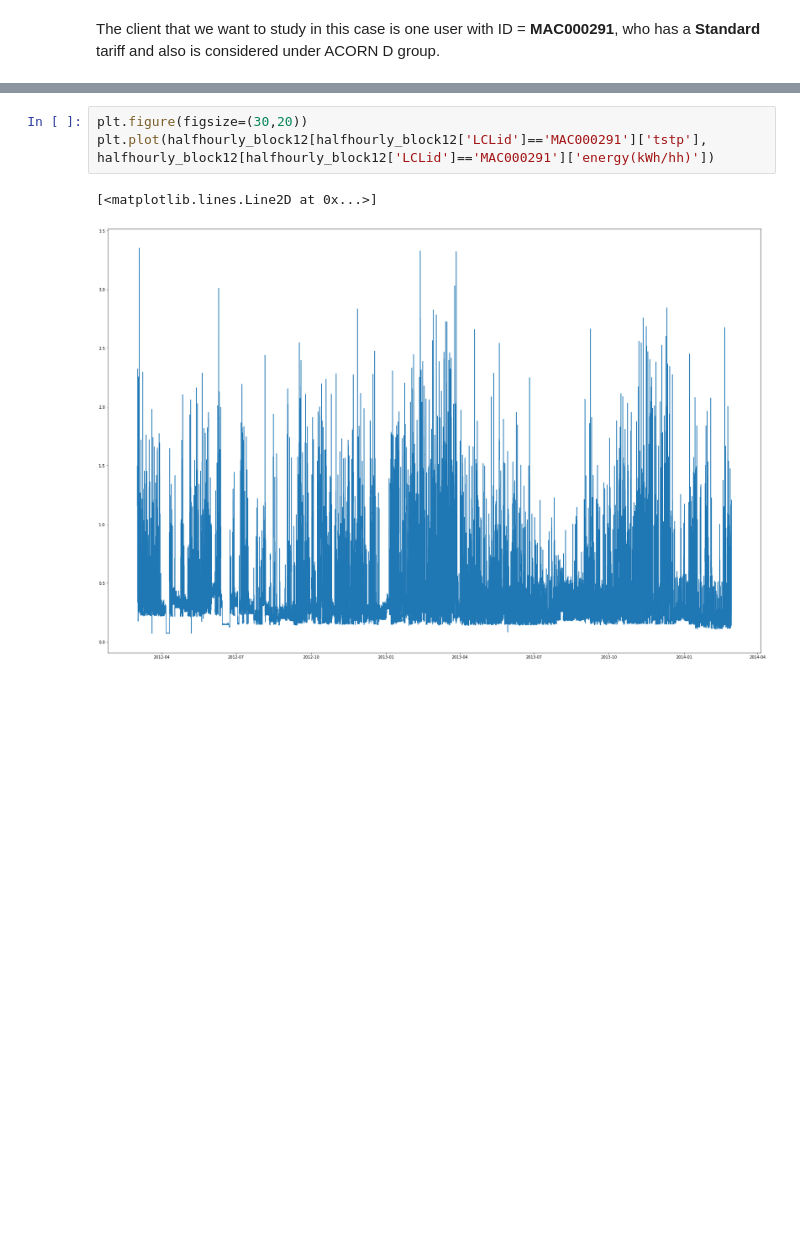
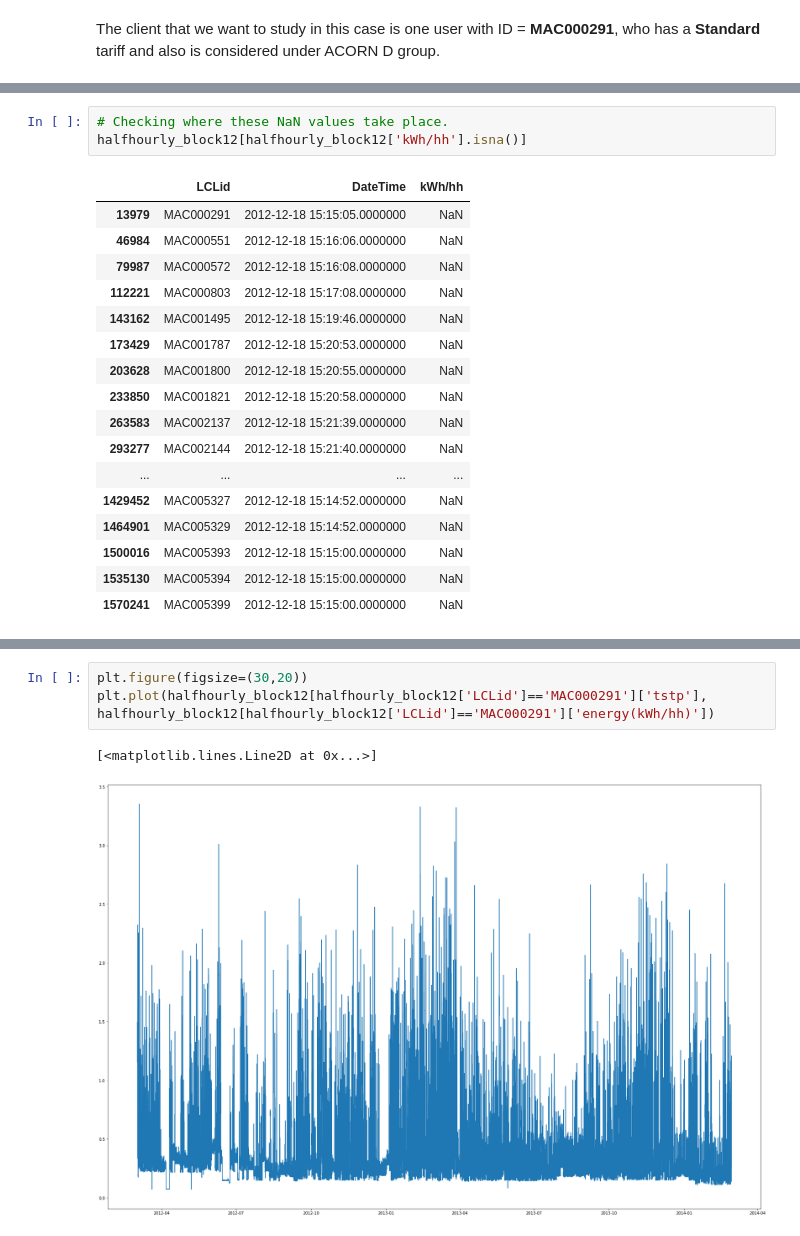
Before and after one commit to wobniarin/Project-Week-8-Final-Project, a Jupyter notebook: your-project/2.JupyterNotebooks/0_Data_Cleaning.ipynb, the cells around one changed output, grey strips where cells are left out. Cells and saved outputs as stored; diff of their text form; blank space fills up the shorter version.

```diff
--- a/your-project/2.JupyterNotebooks/0_Data_Cleaning.ipynb
+++ b/your-project/2.JupyterNotebooks/0_Data_Cleaning.ipynb
@@ -160,0 +297,21 @@ halfhourly_block12 = pd.read_csv('../0.Data/raw_data/halfhourly_dataset/block_12
+# %%
+# Checking where these NaN values take place.
+halfhourly_block12[halfhourly_block12['kWh/hh'].isna()]
+# %% [output]
+|  | LCLid | DateTime | kWh/hh |
+| 13979 | MAC000291 | 2012-12-18 15:15:05.0000000 | NaN |
+| 46984 | MAC000551 | 2012-12-18 15:16:06.0000000 | NaN |
+| 79987 | MAC000572 | 2012-12-18 15:16:08.0000000 | NaN |
+| 112221 | MAC000803 | 2012-12-18 15:17:08.0000000 | NaN |
+| 143162 | MAC001495 | 2012-12-18 15:19:46.0000000 | NaN |
+| 173429 | MAC001787 | 2012-12-18 15:20:53.0000000 | NaN |
+| 203628 | MAC001800 | 2012-12-18 15:20:55.0000000 | NaN |
+| 233850 | MAC001821 | 2012-12-18 15:20:58.0000000 | NaN |
+| 263583 | MAC002137 | 2012-12-18 15:21:39.0000000 | NaN |
+| 293277 | MAC002144 | 2012-12-18 15:21:40.0000000 | NaN |
+| ... | ... | ... | ... |
+| 1429452 | MAC005327 | 2012-12-18 15:14:52.0000000 | NaN |
+| 1464901 | MAC005329 | 2012-12-18 15:14:52.0000000 | NaN |
+| 1500016 | MAC005393 | 2012-12-18 15:15:00.0000000 | NaN |
+| 1535130 | MAC005394 | 2012-12-18 15:15:00.0000000 | NaN |
+| 1570241 | MAC005399 | 2012-12-18 15:15:00.0000000 | NaN |
```
Also changed, not shown: parts of 87 cells of this notebook.
